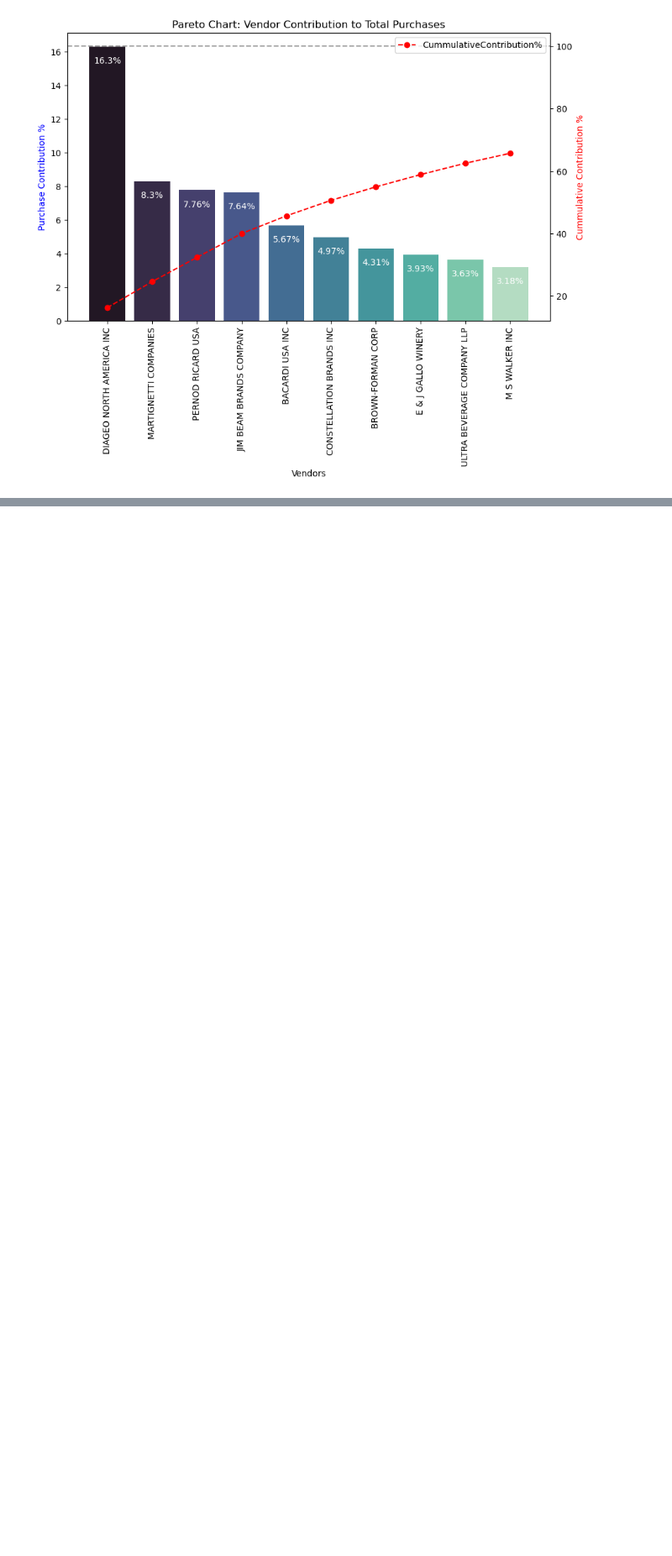
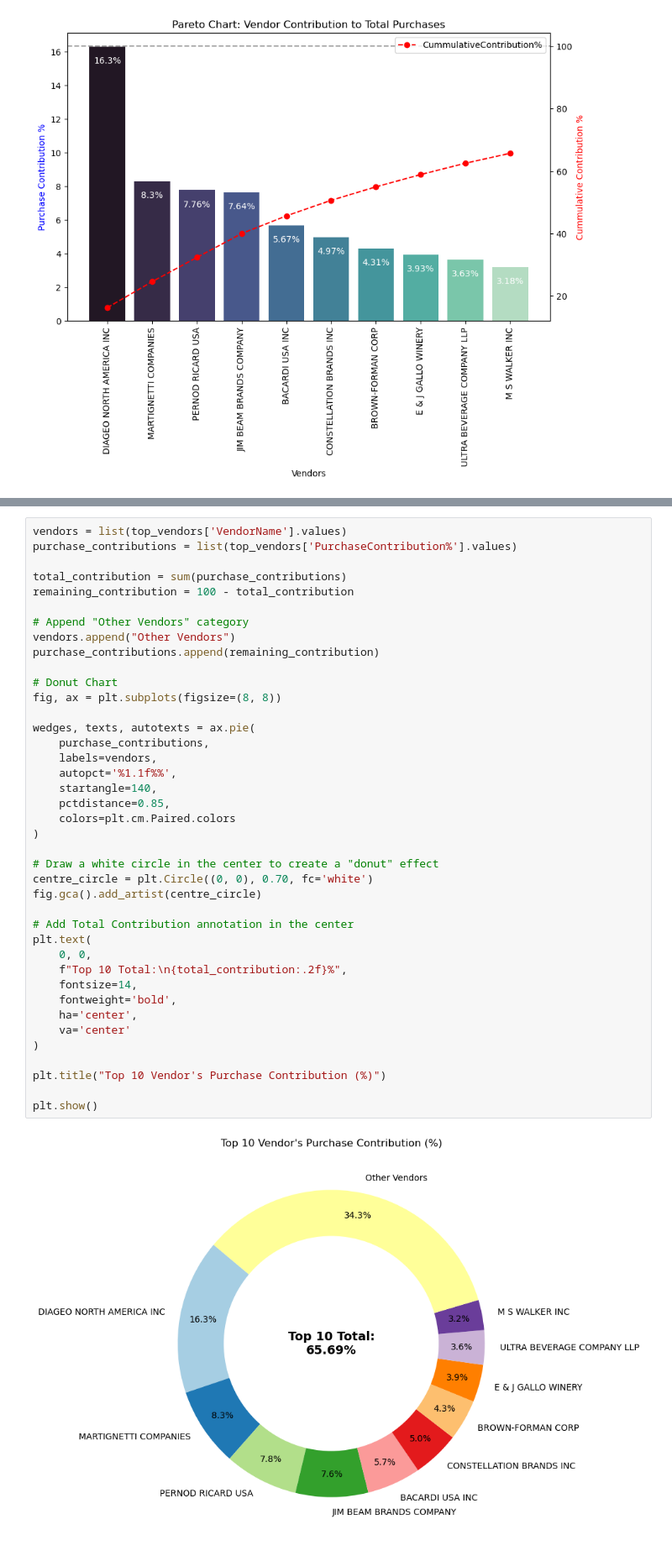
Before and after one commit to yakulgarg2705/vendor_performance_analysis, a Jupyter notebook: vendor_performance_analysis.ipynb, the cells around one changed output, grey strips where cells are left out. Shown at 84% size. Drawn from its saved outputs; the diff is of its cells as text; blank space fills up the shorter version.

```diff
--- a/vendor_performance_analysis.ipynb
+++ b/vendor_performance_analysis.ipynb
@@ -485,0 +492,42 @@ plt.show()
+# %%
+vendors = list(top_vendors['VendorName'].values)
+purchase_contributions = list(top_vendors['PurchaseContribution%'].values)
+
+total_contribution = sum(purchase_contributions)
+remaining_contribution = 100 - total_contribution
+
+# Append "Other Vendors" category
+vendors.append("Other Vendors")
+purchase_contributions.append(remaining_contribution)
+
+# Donut Chart
+fig, ax = plt.subplots(figsize=(8, 8))
+
+wedges, texts, autotexts = ax.pie(
+    purchase_contributions,
+    labels=vendors,
+    autopct='%1.1f%%',
+    startangle=140,
+    pctdistance=0.85,
+    colors=plt.cm.Paired.colors
+)
+
+# Draw a white circle in the center to create a "donut" effect
+centre_circle = plt.Circle((0, 0), 0.70, fc='white')
+fig.gca().add_artist(centre_circle)
+
+# Add Total Contribution annotation in the center
+plt.text(
+    0, 0,
+    f"Top 10 Total:\n{total_contribution:.2f}%",
+    fontsize=14,
+    fontweight='bold',
+    ha='center',
+    va='center'
+)
+
+plt.title("Top 10 Vendor's Purchase Contribution (%)")
+
+plt.show()
+# %% [output]
+[figure, added]
```
Also changed, not shown: parts of 2 cells of this notebook.
